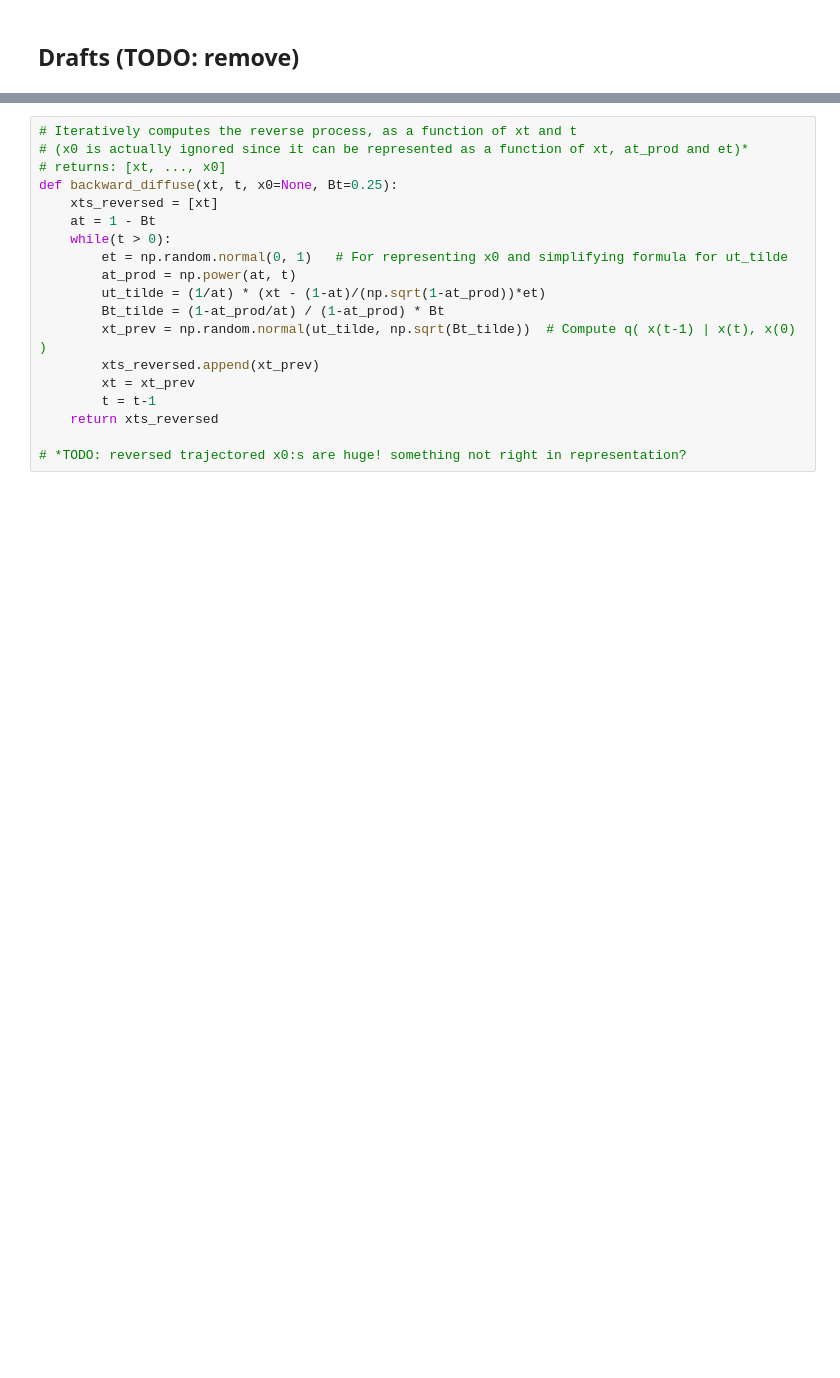
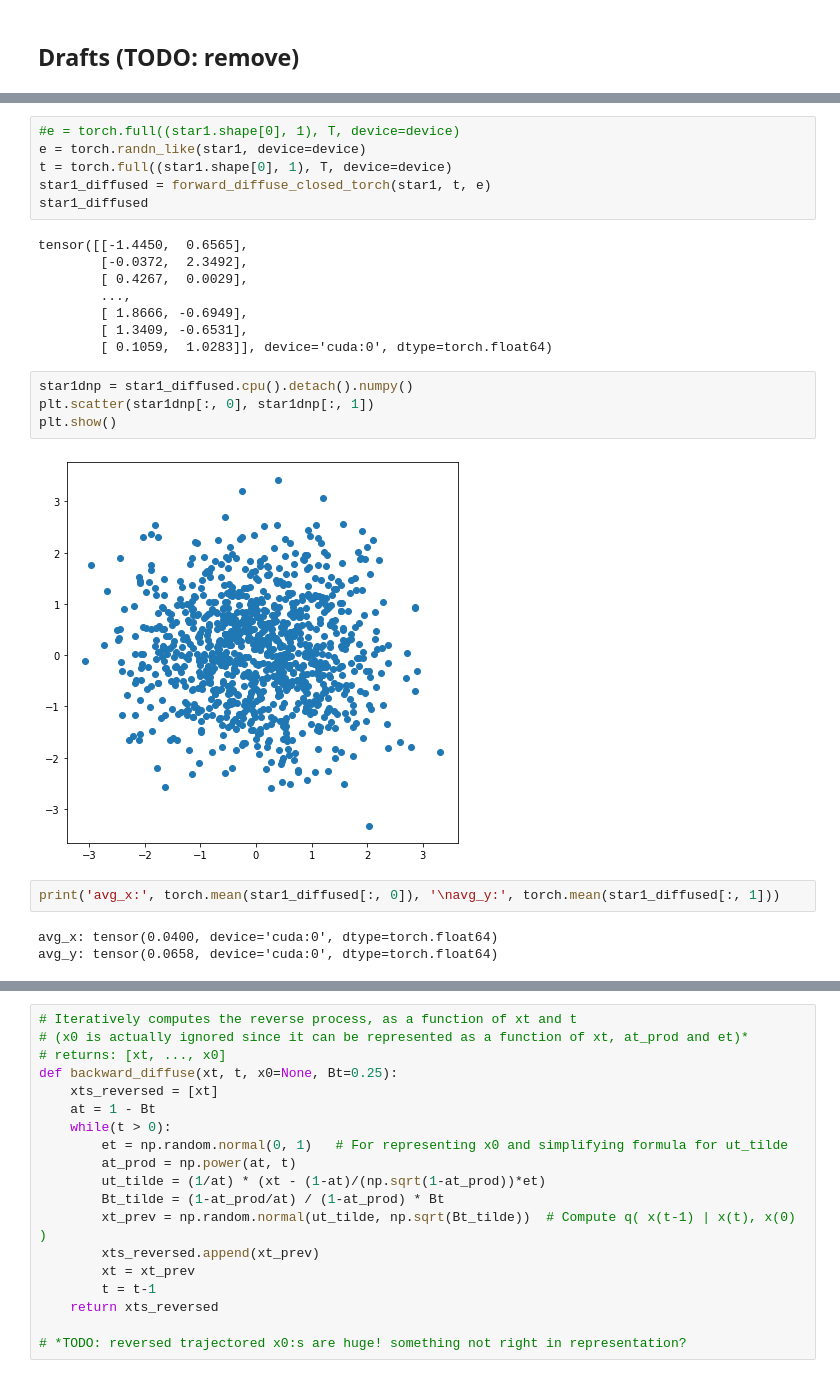
Before and after one commit to ZyzzGit/diffusion, a Jupyter notebook: DiffusionModels.ipynb, the cells around one changed output, grey strips where cells are left out. Cells and saved outputs as stored; diff of their text form; blank space fills up the shorter version.

```diff
--- a/DiffusionModels.ipynb
+++ b/DiffusionModels.ipynb
@@ -419,0 +564,25 @@ Some samples of the stars data:
+# %%
+#e = torch.full((star1.shape[0], 1), T, device=device)
+e = torch.randn_like(star1, device=device)
+t = torch.full((star1.shape[0], 1), T, device=device)
+star1_diffused = forward_diffuse_closed_torch(star1, t, e)
+star1_diffused
+# %% [output]
+tensor([[-1.4450,  0.6565],
+        [-0.0372,  2.3492],
+        [ 0.4267,  0.0029],
+        ...,
+        [ 1.8666, -0.6949],
+        [ 1.3409, -0.6531],
+        [ 0.1059,  1.0283]], device='cuda:0', dtype=torch.float64)
+# %%
+star1dnp = star1_diffused.cpu().detach().numpy()
+plt.scatter(star1dnp[:, 0], star1dnp[:, 1])
+plt.show()
+# %% [output]
+[figure, added]
+# %%
+print('avg_x:', torch.mean(star1_diffused[:, 0]), '\navg_y:', torch.mean(star1_diffused[:, 1]))
+# %% [output]
+avg_x: tensor(0.0400, device='cuda:0', dtype=torch.float64)
+avg_y: tensor(0.0658, device='cuda:0', dtype=torch.float64)
```
Also changed, not shown: parts of 9 cells of this notebook.
